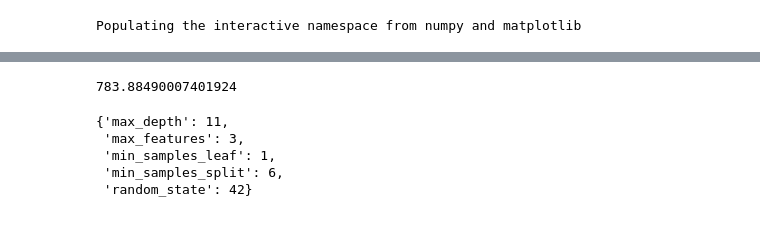
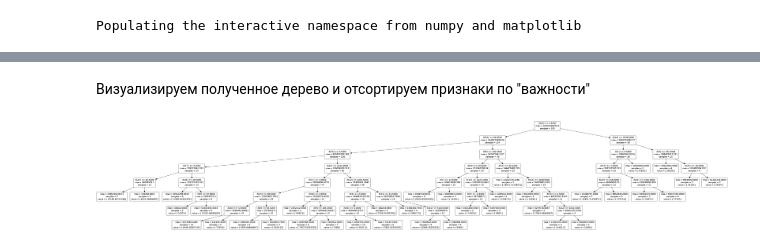
Before and after one commit to ukoloff/orazaev, a Jupyter notebook: edu/shad/ML2/ml2.lab2.ipynb, the cells around one changed output, grey strips where cells are left out. Cells and saved outputs as stored; diff of their text form; code cells hidden in the pictures.

```diff
--- a/edu/shad/ML2/ml2.lab2.ipynb
+++ b/edu/shad/ML2/ml2.lab2.ipynb
@@ -75,6 +90,3 @@ def map_categorical_feature(df, feature):
 for feature in data:
     if data[feature].dtype is np.dtype(object):
         data[feature] = map_categorical_feature(data, feature)
-# %%
-X = data[data.keys()[:-1]].as_matrix()
-y = np.array(data[data.keys()[-1]])
@@ -82,16 +98,25 @@ y = np.array(data[data.keys()[-1]])
 from sklearn.tree import DecisionTreeRegressor
 from sklearn.grid_search import GridSearchCV
 
+def compute_dtr_result(X, y):
+    """Train DecisionTreeRegressor and return tuple of (classifier, score, MSE)
+    """
+    params = {
+        "max_features" : [1, 2, 3, 4, 5, 6],
+        "max_depth" : [2, 3, 5, 7, 11, 13, 17, 23],
+        "min_samples_split" : [1, 4, 6, 8],
+        "min_samples_leaf" : [1, 2, 3],
+        "random_state" : [13, 42, 666]
+    }
 
-params = {
-    "max_features" : [1, 2, 3, 4, 5, 6],
-    "max_depth" : [2, 3, 5, 7, 11, 13, 17, 23],
-    "min_samples_split" : [1, 4, 6, 8],
-    "min_samples_leaf" : [1, 2, 3],
-    "random_state" : [42]
-}
+    _dtree = DecisionTreeRegressor()
+    dtree = GridSearchCV(_dtree, params, n_jobs=2, cv=5)
+    dtree.fit(X, y)
+    return dtree, dtree.score(X, y), metrics.mean_squared_error(dtree.predict(X), y)
 
-_dtree = DecisionTreeRegressor()
-dtree = GridSearchCV(_dtree, params, n_jobs=2, verbose=1)
-dtree.fit(X, y)
+X = data.drop(["price"], axis=1)
+y = data["price"]
+
+dtree, score_dtr, mse_dtr = compute_dtr_result(X, y)
+dtree.best_params_, score_dtr, mse_dtr
 # %% [output]
@@ -116,12 +130,14 @@ GridSearchCV(cv=None,
-# %%
-np.sum(sqrt((dtree.predict(X) - y) ** 2)) / np.size(y)
-# %% [output]
-783.88490007401924
-# %%
-dtree.best_params_
-# %% [output]
-{'max_depth': 11,
- 'max_features': 3,
- 'min_samples_leaf': 1,
- 'min_samples_split': 6,
- 'random_state': 42}
+# %% [markdown]
+Визуализируем полученное дерево и отсортируем признаки по "важности"
+# %%
+import StringIO
+import pydot
+from IPython.display import Image
+from sklearn.tree import export_graphviz
+
+dot_data = StringIO.StringIO()
+export_graphviz(dtree.best_estimator_, out_file=dot_data)
+graph = pydot.graph_from_dot_data(dot_data.getvalue())
+Image(graph.create_png(), width=2240, height=1680)
+# %% [output]
+[figure, added]
```
Also changed, not shown: parts of 39 cells of this notebook.
